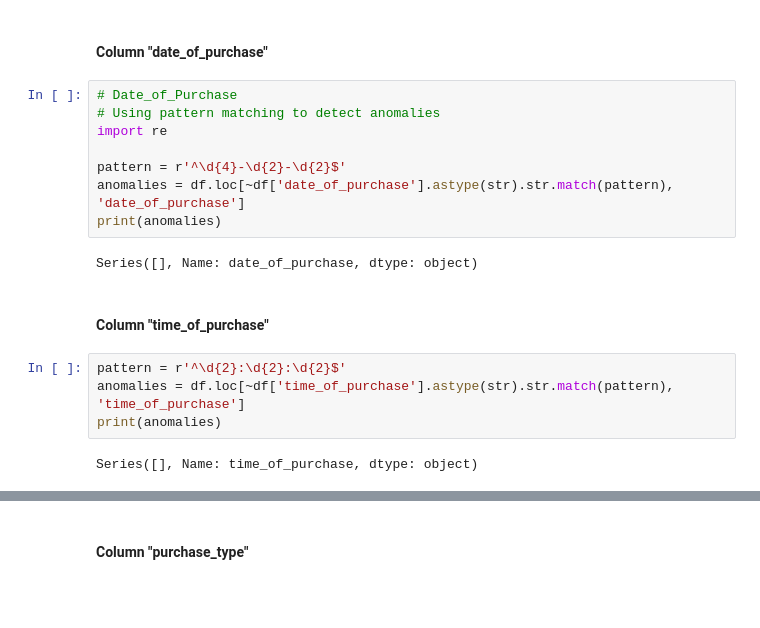
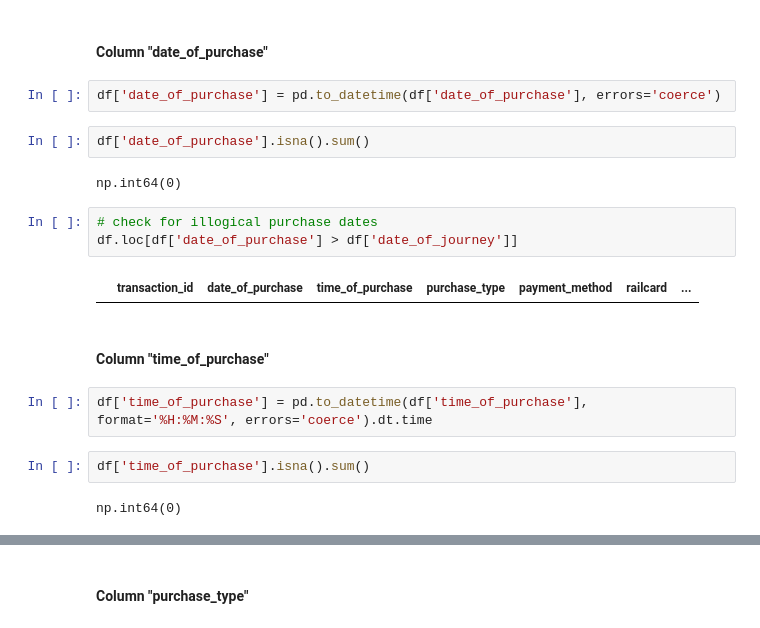
Before and after one commit to Mohamed-Ibrahim810/Railway_Data_System, a Jupyter notebook: scripts/data_cleaning/railway_cleaning.ipynb, the cells around one changed output, grey strips where cells are left out. Cells and saved outputs as stored; diff of their text form; blank space fills up the shorter version.

```diff
--- a/scripts/data_cleaning/railway_cleaning.ipynb
+++ b/scripts/data_cleaning/railway_cleaning.ipynb
@@ -135,21 +136,22 @@ df['transaction_id'].is_unique
 True
 # %% [markdown]
 #### Column "date_of_purchase"
-# %%
-# Date_of_Purchase
-# Using pattern matching to detect anomalies
-import re
-
-pattern = r'^\d{4}-\d{2}-\d{2}$'
-anomalies = df.loc[~df['date_of_purchase'].astype(str).str.match(pattern), 'date_of_purchase']
-print(anomalies)
-# %% [output]
-Series([], Name: date_of_purchase, dtype: object)
+# %%
+df['date_of_purchase'] = pd.to_datetime(df['date_of_purchase'], errors='coerce')
+# %%
+df['date_of_purchase'].isna().sum()
+# %% [output]
+np.int64(0)
+# %%
+# check for illogical purchase dates
+df.loc[df['date_of_purchase'] > df['date_of_journey']]
+# %% [output]
+|  | transaction_id | date_of_purchase | time_of_purchase | purchase_type | payment_method | railcard | ... |
 # %% [markdown]
 #### Column "time_of_purchase"
-# %%
-pattern = r'^\d{2}:\d{2}:\d{2}$'
-anomalies = df.loc[~df['time_of_purchase'].astype(str).str.match(pattern), 'time_of_purchase']
-print(anomalies)
-# %% [output]
-Series([], Name: time_of_purchase, dtype: object)
+# %%
+df['time_of_purchase'] = pd.to_datetime(df['time_of_purchase'], format='%H:%M:%S', errors='coerce').dt.time
+# %%
+df['time_of_purchase'].isna().sum()
+# %% [output]
+np.int64(0)
```
Also changed, not shown: parts of 24 cells of this notebook.
